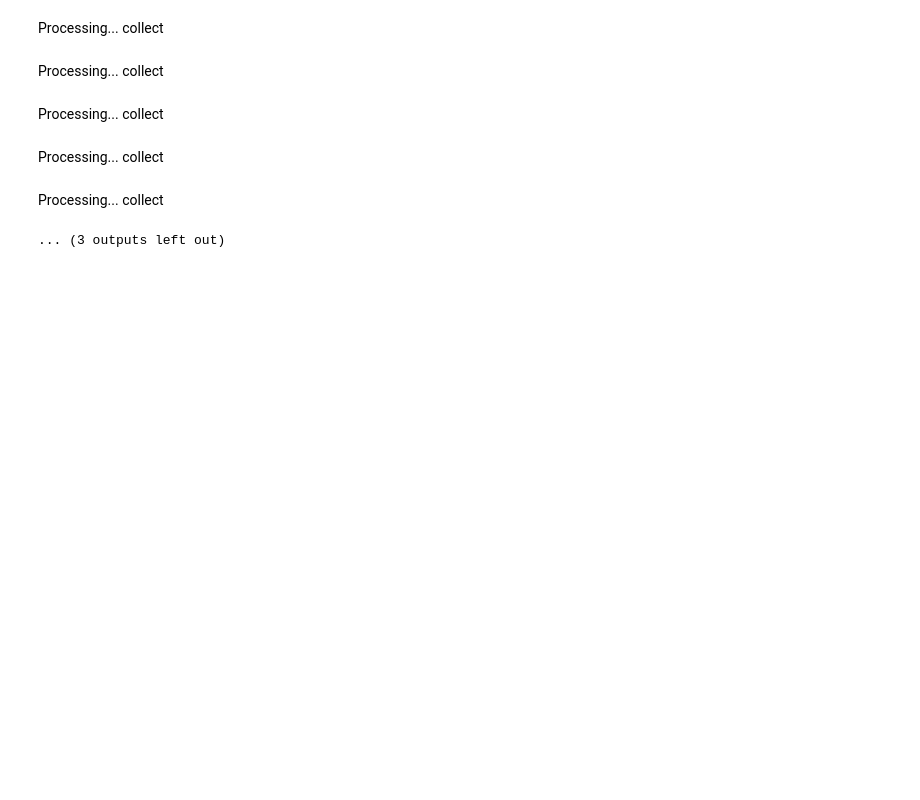
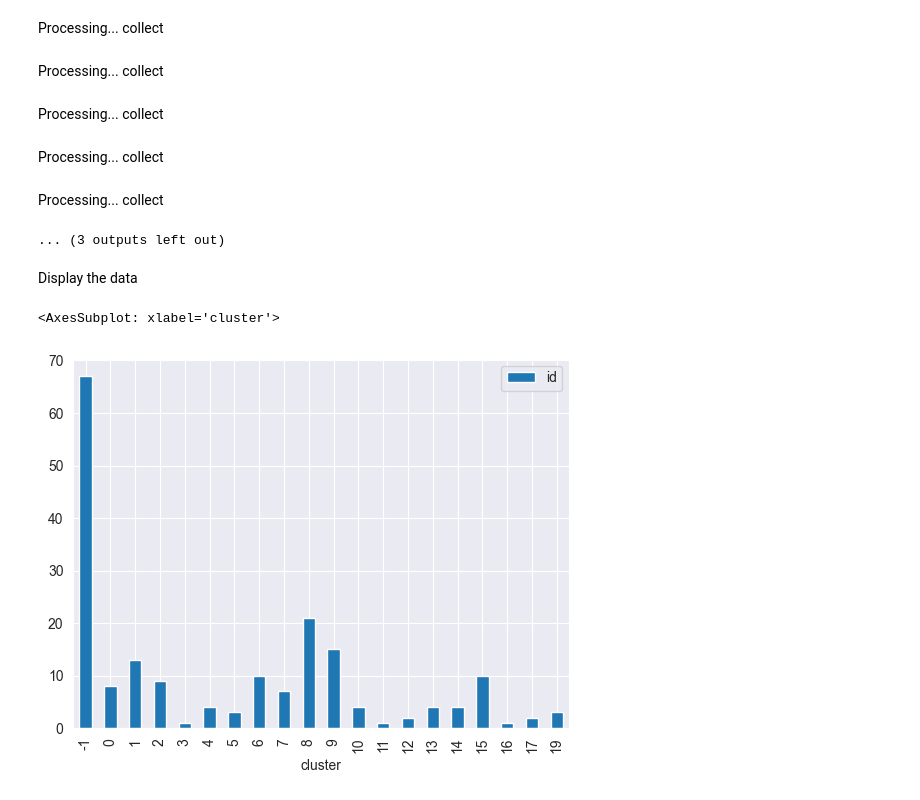
Before and after one commit to akvelon/DnA_accelerators, a Jupyter notebook: python-runinference/anomaly_detection/anomaly_detection_opportunities.ipynb, the cells around one changed output. Drawn from its saved outputs; the diff is of its cells as text; code cells hidden in the pictures; blank space fills up the shorter version.

```diff
--- a/python-runinference/anomaly_detection/anomaly_detection_opportunities.ipynb
+++ b/python-runinference/anomaly_detection/anomaly_detection_opportunities.ipynb
@@ -177,3 +179,19 @@ Processing... collect
 Processing... collect
 Processing... collect
 ... (3 outputs left out)
+# %% [markdown]
+Display the data
+# %%
+import json
+result = []
+with open("prediction_output/shard-00000-of-00001") as f:
+    for line in f:
+        line = line.replace("'", '"')
+        result.append(json.loads(line))
+# %%
+result_df = pd.DataFrame.from_dict(result)
+# %%
+result_df.groupby([result_df['cluster']]).count().plot(kind='bar')
+# %% [output]
+<AxesSubplot: xlabel='cluster'>
+[figure, added]
```
Also changed, not shown: parts of 1 cell of this notebook, 3 other files.
